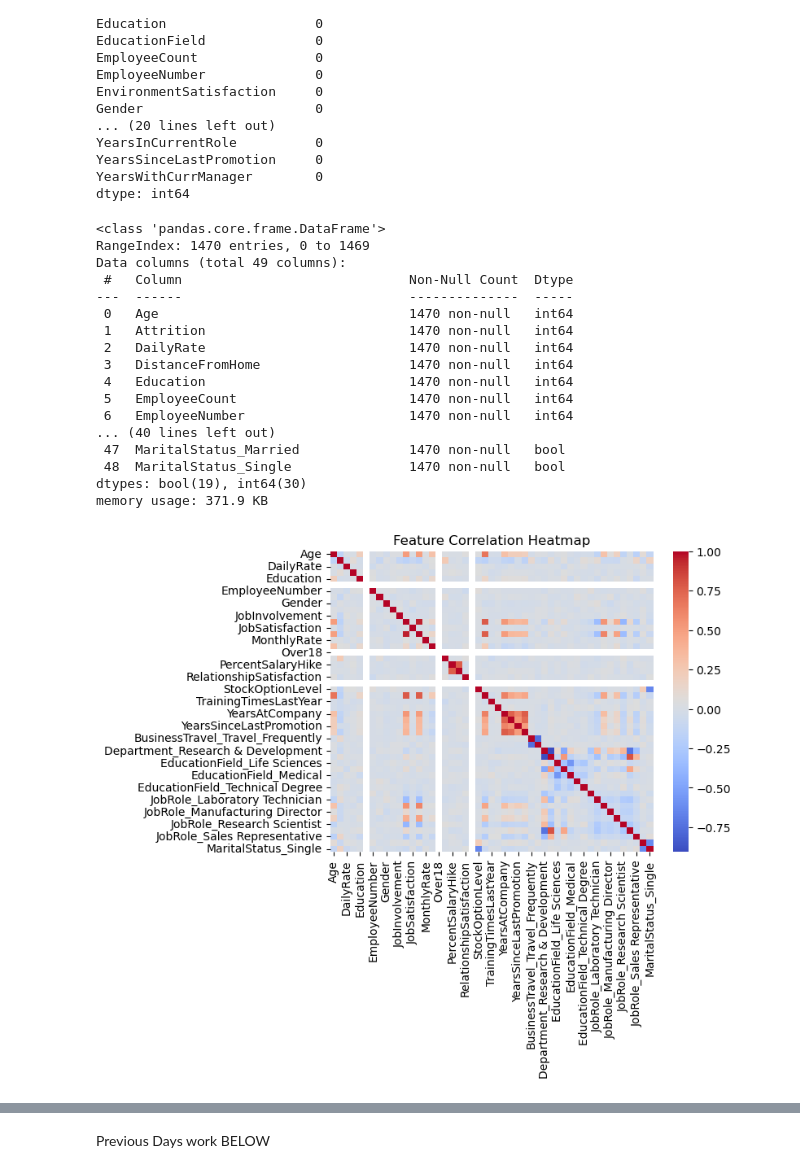
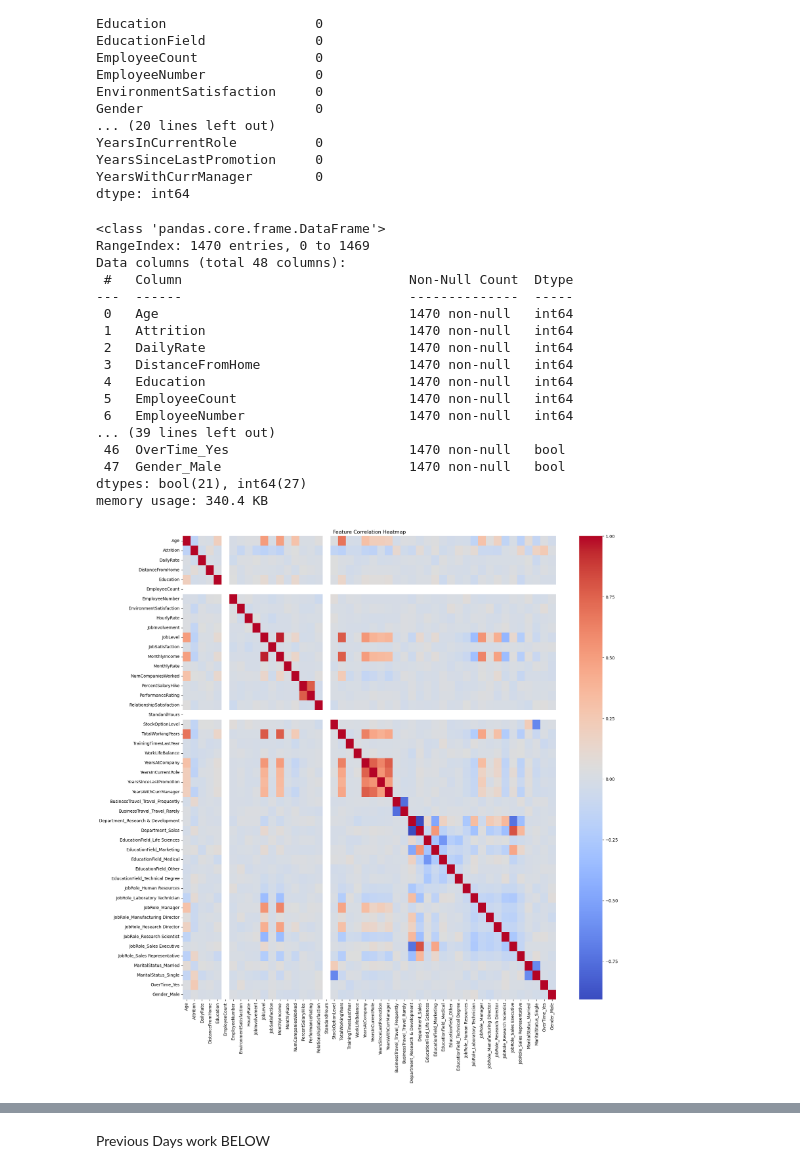
Before and after one commit to Armand57araujo/attrition-guard, a Jupyter notebook: Attrition_Guard.ipynb, the cells around one changed output, grey strips where cells are left out. Drawn from its saved outputs; the diff is of its cells as text; code cells hidden in the pictures.

```diff
--- a/Attrition_Guard.ipynb
+++ b/Attrition_Guard.ipynb
@@ -163,21 +163,17 @@ YearsSinceLastPromotion     0
 YearsWithCurrManager        0
 dtype: int64
 # %%
-# label encoder for binary columns
-binary_cols = ['OverTime', 'Over18', 'Gender']
-label_encoder = LabelEncoder()
-for col in binary_cols:
-    hr_data[col] = label_encoder.fit_transform(hr_data[col])
+
 
 # get dummies for the rest of the categorical columns
-catergorical_cols = ['BusinessTravel', 'Department', 'EducationField', 'JobRole', 'MaritalStatus']
+catergorical_cols = ['BusinessTravel', 'Department', 'EducationField', 'JobRole', 'MaritalStatus','OverTime', 'Over18', 'Gender']
 hr_data_encoded = pd.get_dummies(hr_data, columns=catergorical_cols, drop_first=True)
 # %%
 hr_data_encoded.info()
 # %% [output]
 <class 'pandas.core.frame.DataFrame'>
 RangeIndex: 1470 entries, 0 to 1469
-Data columns (total 49 columns):
+Data columns (total 48 columns):
  #   Column                             Non-Null Count  Dtype
 ---  ------                             --------------  -----
  0   Age                                1470 non-null   int64
@@ -187,19 +183,20 @@ Data columns (total 49 columns):
  4   Education                          1470 non-null   int64
  5   EmployeeCount                      1470 non-null   int64
  6   EmployeeNumber                     1470 non-null   int64
-... (40 lines left out)
- 47  MaritalStatus_Married              1470 non-null   bool
- 48  MaritalStatus_Single               1470 non-null   bool
-dtypes: bool(19), int64(30)
-memory usage: 371.9 KB
+... (39 lines left out)
+ 46  OverTime_Yes                       1470 non-null   bool
+ 47  Gender_Male                        1470 non-null   bool
+dtypes: bool(21), int64(27)
+memory usage: 340.4 KB
 # %%
 correlation_matrix = hr_data_encoded.corr()
 
+plt.figure(figsize=(20,20))
 sns.heatmap(correlation_matrix, annot=False, cmap='coolwarm')
 plt.title("Feature Correlation Heatmap")
 plt.show()
 # %% [output]
-[figure, old version]
+[figure, new version]
 # %%
 attrition_corr = correlation_matrix['Attrition'].sort_values(ascending=False)
 print(attrition_corr)
```
Also changed, not shown: parts of 12 cells of this notebook.
